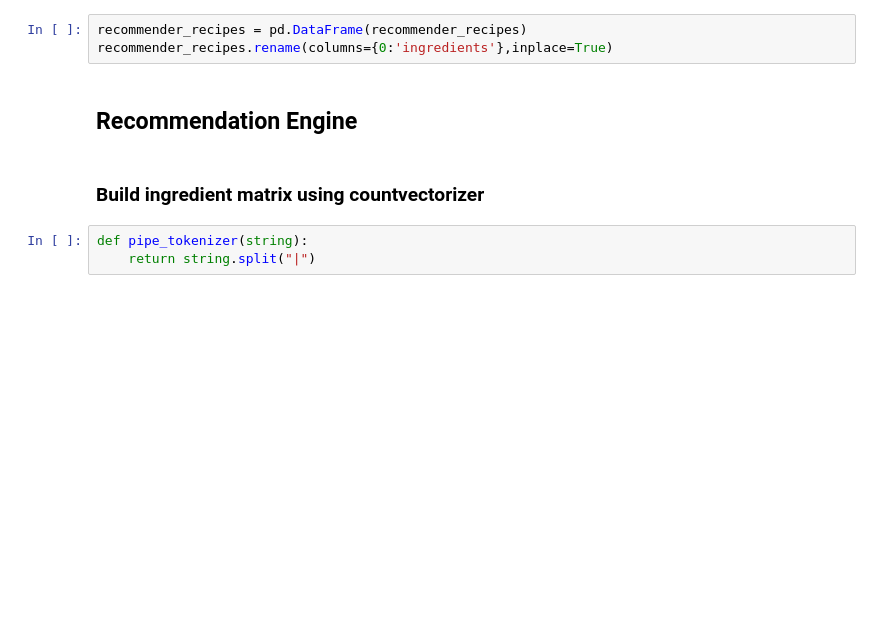
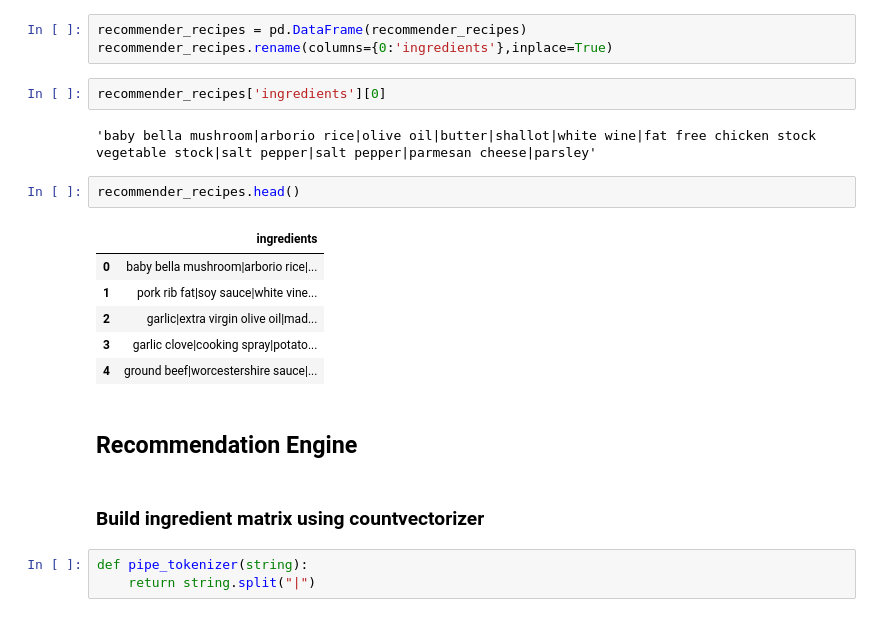
Before and after one commit to mjschillawski/capstone_project, a Jupyter notebook: 00_EDA.ipynb, the cells around one changed output. Drawn from its saved outputs; the diff is of its cells as text; blank space fills up the shorter version.

```diff
--- a/00_EDA.ipynb
+++ b/00_EDA.ipynb
@@ -599,6 +678,19 @@ recommender_recipes = [["|".join(ingredient) for
 # %%
 recommender_recipes = pd.DataFrame(recommender_recipes)
 recommender_recipes.rename(columns={0:'ingredients'},inplace=True)
+# %%
+recommender_recipes['ingredients'][0]
+# %% [output]
+'baby bella mushroom|arborio rice|olive oil|butter|shallot|white wine|fat free chicken stock vegetable stock|salt pepper|salt pepper|parmesan cheese|parsley'
+# %%
+recommender_recipes.head()
+# %% [output]
+|  | ingredients |
+| 0 | baby bella mushroom|arborio rice|... |
+| 1 | pork rib fat|soy sauce|white vine... |
+| 2 | garlic|extra virgin olive oil|mad... |
+| 3 | garlic clove|cooking spray|potato... |
+| 4 | ground beef|worcestershire sauce|... |
 # %% [markdown]
 ## Recommendation Engine
 # %% [markdown]
```
Also changed, not shown: parts of 15 cells of this notebook, 6 other files.
